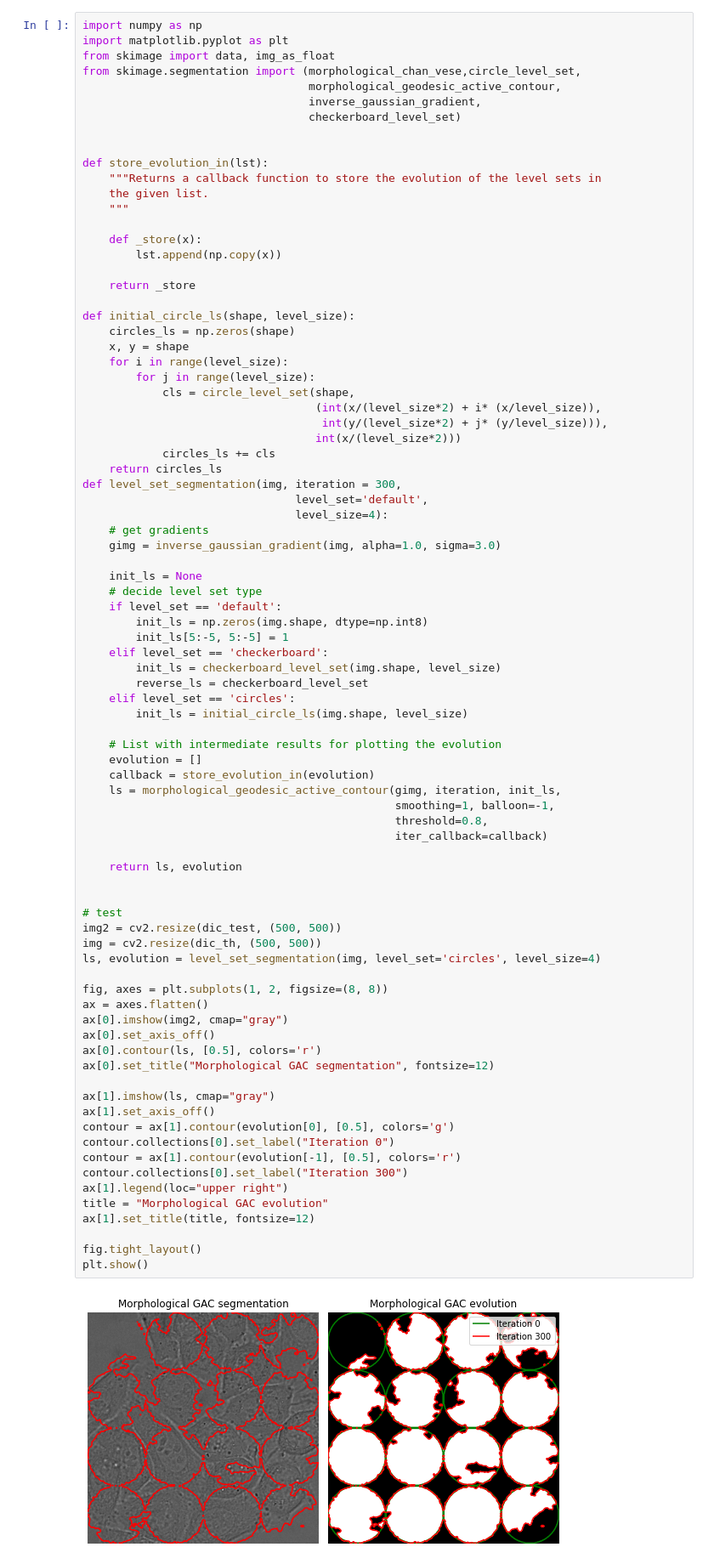
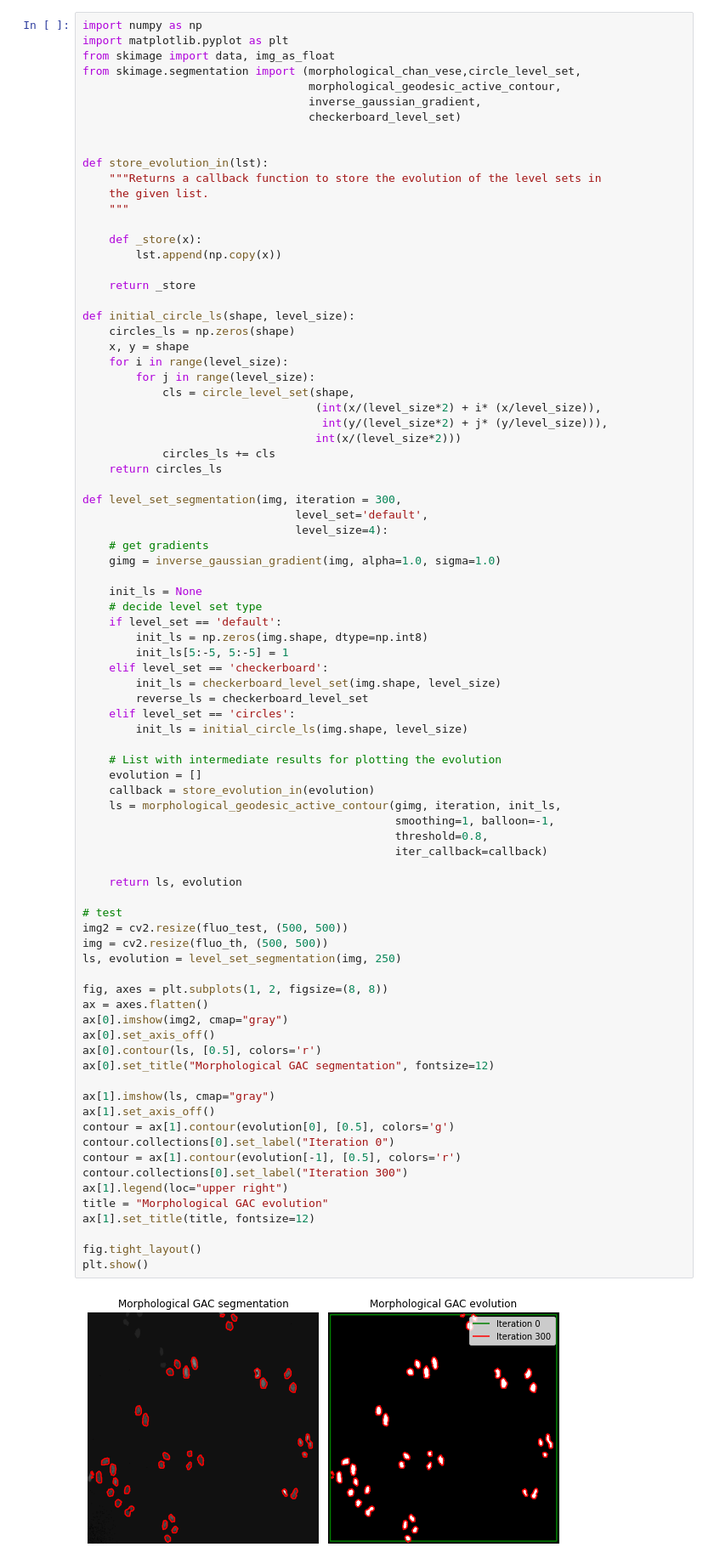
Before and after one commit to shizhs/COMP9517, a Jupyter notebook: levelset_segmentation.ipynb, the cells around one changed output. Shown at 85% size. Drawn from its saved outputs; the diff is of its cells as text.

```diff
--- a/levelset_segmentation.ipynb
+++ b/levelset_segmentation.ipynb
@@ -142,11 +149,12 @@ def initial_circle_ls(shape, level_size):
                                    int(x/(level_size*2)))
             circles_ls += cls
     return circles_ls
+
 def level_set_segmentation(img, iteration = 300,
                                 level_set='default',
                                 level_size=4):
     # get gradients
-    gimg = inverse_gaussian_gradient(img, alpha=1.0, sigma=3.0)
+    gimg = inverse_gaussian_gradient(img, alpha=1.0, sigma=1.0)
 
     init_ls = None
     # decide level set type
@@ -164,35 +172,34 @@ def level_set_segmentation(img, iteration = 300,
     callback = store_evolution_in(evolution)
     ls = morphological_geodesic_active_contour(gimg, iteration, init_ls,
                                                smoothing=1, balloon=-1,
                                                threshold=0.8,
                                                iter_callback=callback)
 
     return ls, evolution
 
-
 # test
-img2 = cv2.resize(dic_test, (500, 500))
-img = cv2.resize(dic_th, (500, 500))
-ls, evolution = level_set_segmentation(img, level_set='circles', level_size=4)
+img2 = cv2.resize(fluo_test, (500, 500))
+img = cv2.resize(fluo_th, (500, 500))
+ls, evolution = level_set_segmentation(img, 250)
 
 fig, axes = plt.subplots(1, 2, figsize=(8, 8))
 ax = axes.flatten()
 ax[0].imshow(img2, cmap="gray")
 ax[0].set_axis_off()
 ax[0].contour(ls, [0.5], colors='r')
 ax[0].set_title("Morphological GAC segmentation", fontsize=12)
 
 ax[1].imshow(ls, cmap="gray")
 ax[1].set_axis_off()
 contour = ax[1].contour(evolution[0], [0.5], colors='g')
 contour.collections[0].set_label("Iteration 0")
 contour = ax[1].contour(evolution[-1], [0.5], colors='r')
 contour.collections[0].set_label("Iteration 300")
 ax[1].legend(loc="upper right")
 title = "Morphological GAC evolution"
 ax[1].set_title(title, fontsize=12)
 
 fig.tight_layout()
 plt.show()
 # %% [output]
-[figure, old version]
+[figure, new version]
```
Also changed, not shown: parts of 5 cells of this notebook, 1 other file.
